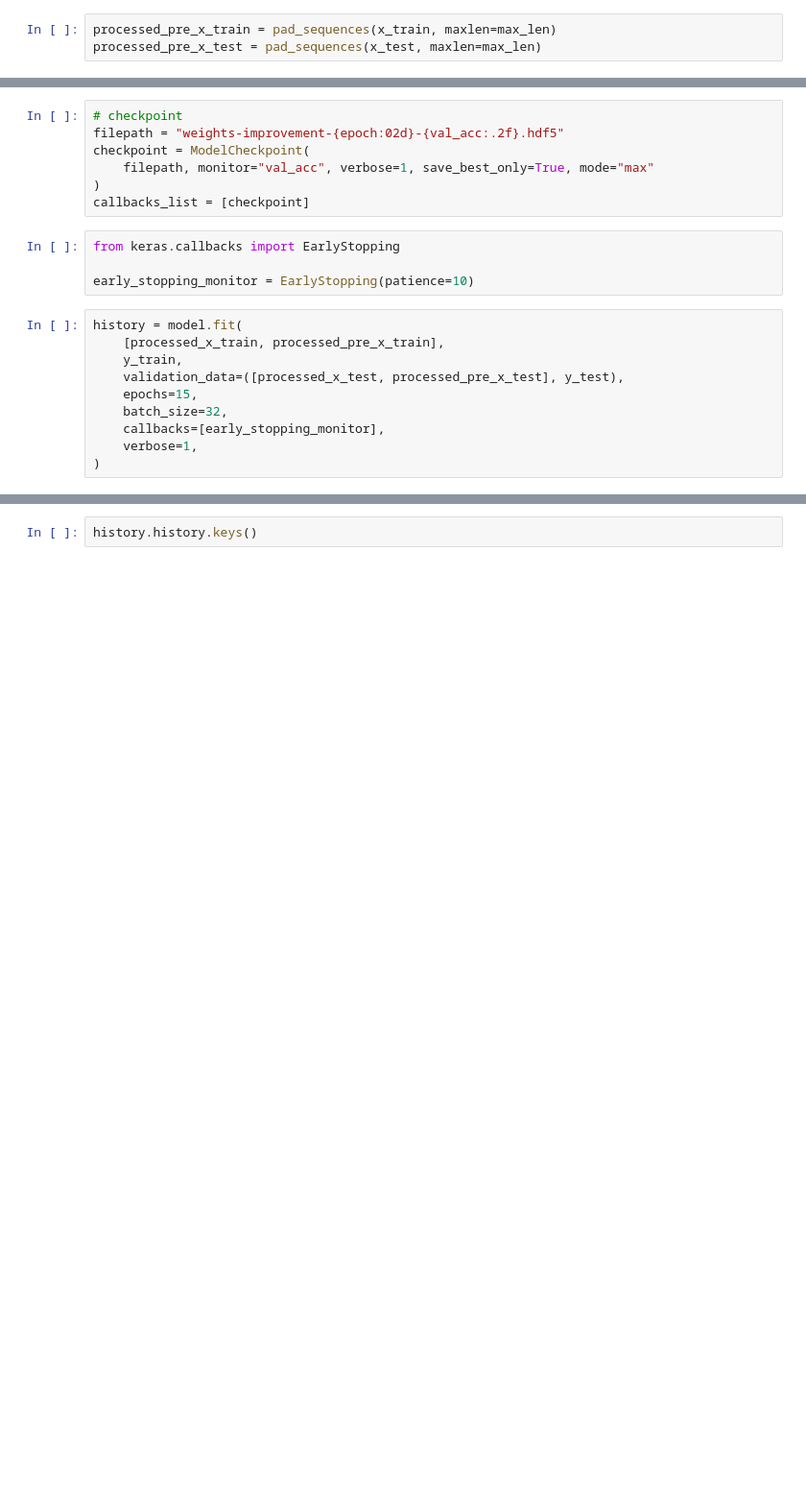
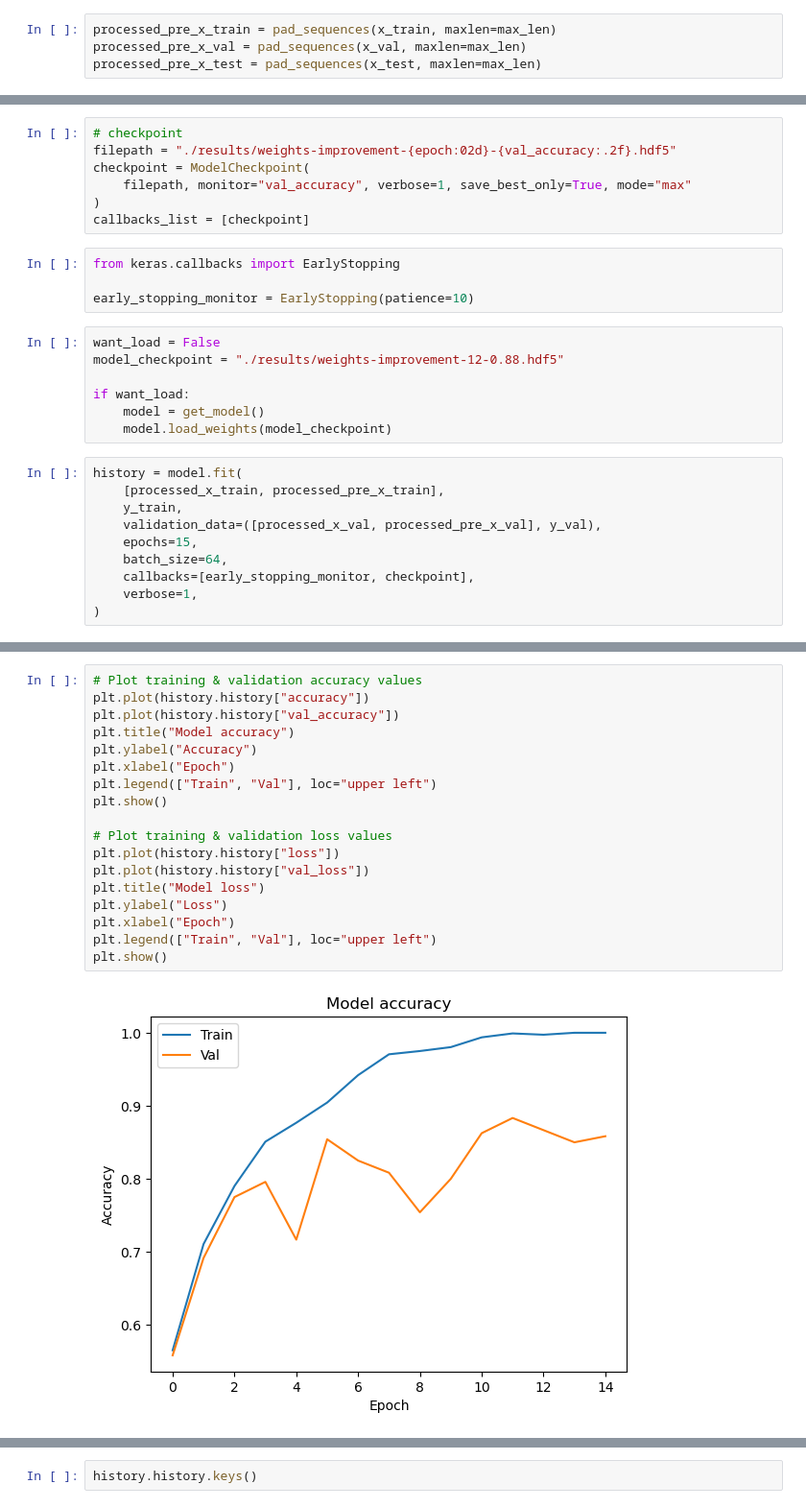
Before and after one commit to MaddogQ/SpamClassification, a Jupyter notebook: BiLSTM-attention-glove100D.ipynb, the cells around one changed output, grey strips where cells are left out. Shown: that part at 96% size. Cells and saved outputs as stored; diff of their text form; blank space fills up the shorter version.

```diff
--- a/BiLSTM-attention-glove100D.ipynb
+++ b/BiLSTM-attention-glove100D.ipynb
@@ -379,6 +194,7 @@ processed_x_train = pad_sequences(x_train, maxlen=max_len)
 processed_x_test = pad_sequences(x_test, maxlen=max_len)
 # %%
 processed_pre_x_train = pad_sequences(x_train, maxlen=max_len)
+processed_pre_x_val = pad_sequences(x_val, maxlen=max_len)
 processed_pre_x_test = pad_sequences(x_test, maxlen=max_len)
 # %%
 print("x_train shape:", processed_x_train.shape)
@@ -707,23 +527,30 @@ ________________________________________________________________________________
 from keras.callbacks import ModelCheckpoint
 # %%
 # checkpoint
-filepath = "weights-improvement-{epoch:02d}-{val_acc:.2f}.hdf5"
+filepath = "./results/weights-improvement-{epoch:02d}-{val_accuracy:.2f}.hdf5"
 checkpoint = ModelCheckpoint(
-    filepath, monitor="val_acc", verbose=1, save_best_only=True, mode="max"
+    filepath, monitor="val_accuracy", verbose=1, save_best_only=True, mode="max"
 )
 callbacks_list = [checkpoint]
 # %%
 from keras.callbacks import EarlyStopping
 
 early_stopping_monitor = EarlyStopping(patience=10)
+# %%
+want_load = False
+model_checkpoint = "./results/weights-improvement-12-0.88.hdf5"
+
+if want_load:
+    model = get_model()
+    model.load_weights(model_checkpoint)
 # %%
 history = model.fit(
     [processed_x_train, processed_pre_x_train],
     y_train,
-    validation_data=([processed_x_test, processed_pre_x_test], y_test),
+    validation_data=([processed_x_val, processed_pre_x_val], y_val),
     epochs=15,
-    batch_size=32,
-    callbacks=[early_stopping_monitor],
+    batch_size=64,
+    callbacks=[early_stopping_monitor, checkpoint],
     verbose=1,
 )
 # %% [output]
@@ -748,0 +574,20 @@ model.save("augmented.hdf5")
+# %%
+# Plot training & validation accuracy values
+plt.plot(history.history["accuracy"])
+plt.plot(history.history["val_accuracy"])
+plt.title("Model accuracy")
+plt.ylabel("Accuracy")
+plt.xlabel("Epoch")
+plt.legend(["Train", "Val"], loc="upper left")
+plt.show()
+
+# Plot training & validation loss values
+plt.plot(history.history["loss"])
+plt.plot(history.history["val_loss"])
+plt.title("Model loss")
+plt.ylabel("Loss")
+plt.xlabel("Epoch")
+plt.legend(["Train", "Val"], loc="upper left")
+plt.show()
+# %% [output]
+[figure, added]
```
Also changed, not shown: parts of 40 cells of this notebook.
